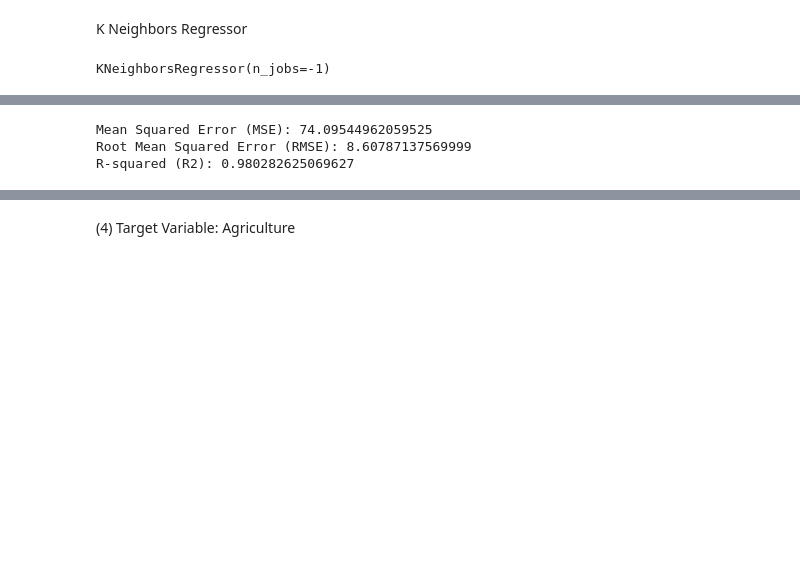
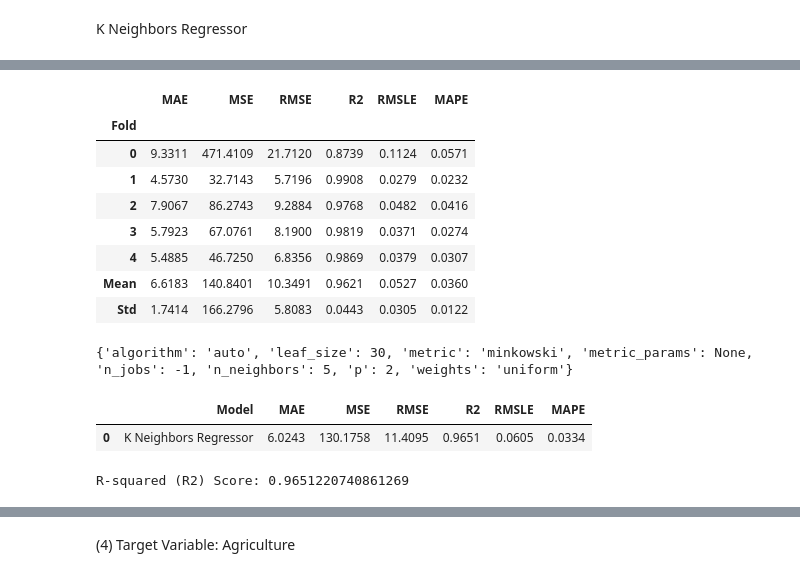
Before and after one commit to chustjarey/Climate-Change-and-its-Economic-Impact-DAB422-24W-004-Group9, a Jupyter notebook: Part II/06_Machine Learning Model - Regression - ON.ipynb, the cells around one changed output, grey strips where cells are left out. Drawn from its saved outputs; the diff is of its cells as text; code cells hidden in the pictures; blank space fills up the shorter version.

```diff
--- a/Part II/06_Machine Learning Model - Regression - ON.ipynb
+++ b/Part II/06_Machine Learning Model - Regression - ON.ipynb
@@ -1098,14 +738,7 @@ y_train_data = y_train[y_train.index <= val_end_date]
-# %%
-# Initialize and train the KNeighborsRegressor model
-model = KNeighborsRegressor(algorithm='auto',
-                            leaf_size=30,
-                            metric='minkowski',
-                            metric_params=None,
-                            n_jobs=-1,
-                            n_neighbors=5,
-                            p=2,
-                            weights='uniform')
-
-model.fit(X_train, y_train)
-# %% [output]
-KNeighborsRegressor(n_jobs=-1)
+# %%
+# model creation using PyCaret
+model = pycr.create_model('knn', fold = 5)
+
+params = model.get_params()
+print(params)
+# %% [output]
@@ -1112,26 +746,25 @@ KNeighborsRegressor(n_jobs=-1)
+|  | MAE | MSE | RMSE | R2 | RMSLE | MAPE |
+| Fold |  |  |  |  |  |  |
+| 0 | 9.3311 | 471.4109 | 21.7120 | 0.8739 | 0.1124 | 0.0571 |
+| 1 | 4.5730 | 32.7143 | 5.7196 | 0.9908 | 0.0279 | 0.0232 |
+| 2 | 7.9067 | 86.2743 | 9.2884 | 0.9768 | 0.0482 | 0.0416 |
+| 3 | 5.7923 | 67.0761 | 8.1900 | 0.9819 | 0.0371 | 0.0274 |
+| 4 | 5.4885 | 46.7250 | 6.8356 | 0.9869 | 0.0379 | 0.0307 |
+| Mean | 6.6183 | 140.8401 | 10.3491 | 0.9621 | 0.0527 | 0.0360 |
+| Std | 1.7414 | 166.2796 | 5.8083 | 0.0443 | 0.0305 | 0.0122 |
+{'algorithm': 'auto', 'leaf_size': 30, 'metric': 'minkowski', 'metric_params': None, 'n_jobs': -1, 'n_neighbors': 5, 'p': 2, 'weights': 'uniform'}
 # %%
-# Make predictions on the train data
-y_pred = model.predict(X_train_data)
+# Make predictions on the test dataset
+predictions = pycr.predict_model(model, data = train_data)
 
-# Calculate evaluation metrics
-mse = mean_squared_error(y_train_data, y_pred)
-rmse = np.sqrt(mse)
-r2 = r2_score(y_train_data, y_pred)
-
-# Print the evaluation metrics
-print('Mean Squared Error (MSE):', mse)
-print('Root Mean Squared Error (RMSE):', rmse)
-print('R-squared (R2):', r2)
-
-# Combine y_test and y_pred into a DataFrame for easier plotting
-predictions = pd.DataFrame({'Health care and social assistance': y_train_data, 'prediction_label': y_pred}, index=X_train_data.index)
+r2 = r2_score(predictions['Health care and social assistance'], predictions['prediction_label'])
+print('R-squared (R2) Score:', r2)
 
 # Sort predictions DataFrame by index
 predictions.sort_index(inplace=True)
 
 # Create Plotly figure
-fig = make_subplots(rows=1, cols=1, shared_xaxes=True, shared_yaxes=True,
-                    subplot_titles=('KNeighbors Regressor: Actual vs Predicted Health care and social assistance'))
+fig = make_subplots(rows=1, cols=1, shared_xaxes=True, shared_yaxes=True)
 
 # Add scatter plot for actual values
 fig.add_trace(go.Scatter(x=predictions.index, y=predictions['Health care and social assistance'],
@@ -1153,7 +786,7 @@ fig.add_trace(go.Scatter(x=predictions.index, y=predictions['prediction_label'].
                          mode='lines', line=dict(color='red', dash='dash'),
                          showlegend=False), row=1, col=1)
 
-fig.update_layout(title_text='KNeighbors Regressor: Actual vs Predicted Health care and social assistance\n Training dataset',
+fig.update_layout(title_text='K Neighbors Regressor: Actual vs Predicted Health care and social assistance (Training Dataset)',
                   title_font_size=15, title_y=.95,
                   xaxis_title='Date/Time', yaxis_title='Health care and social assistance',
                   legend=dict(x=0.02, y=0.98),
@@ -1162,7 +795,7 @@ fig.update_layout(title_text='KNeighbors Regressor: Actual vs Predicted Health c
 # Show interactive plot
 fig.show()
 # %% [output]
+|  | Model | MAE | MSE | RMSE | R2 | RMSLE | MAPE |
+| 0 | K Neighbors Regressor | 6.0243 | 130.1758 | 11.4095 | 0.9651 | 0.0605 | 0.0334 |
-Mean Squared Error (MSE): 74.09544962059525
-Root Mean Squared Error (RMSE): 8.60787137569999
-R-squared (R2): 0.980282625069627
+R-squared (R2) Score: 0.9651220740861269
 # %%
```
Also changed, not shown: parts of 62 cells of this notebook.
